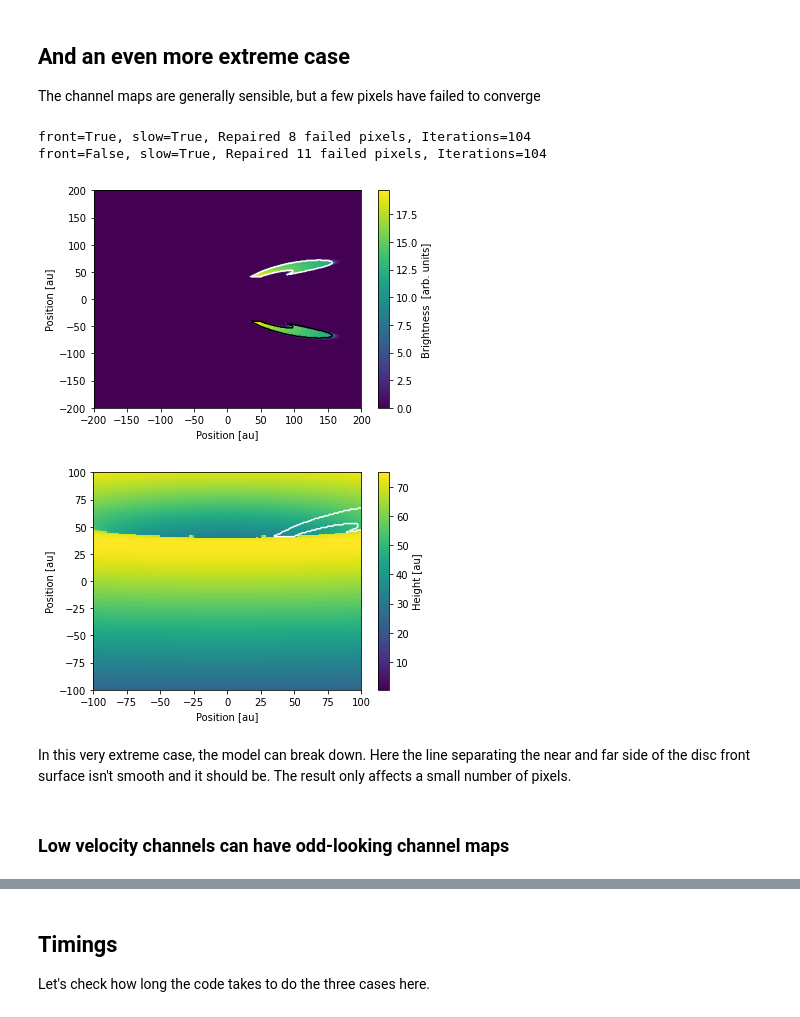
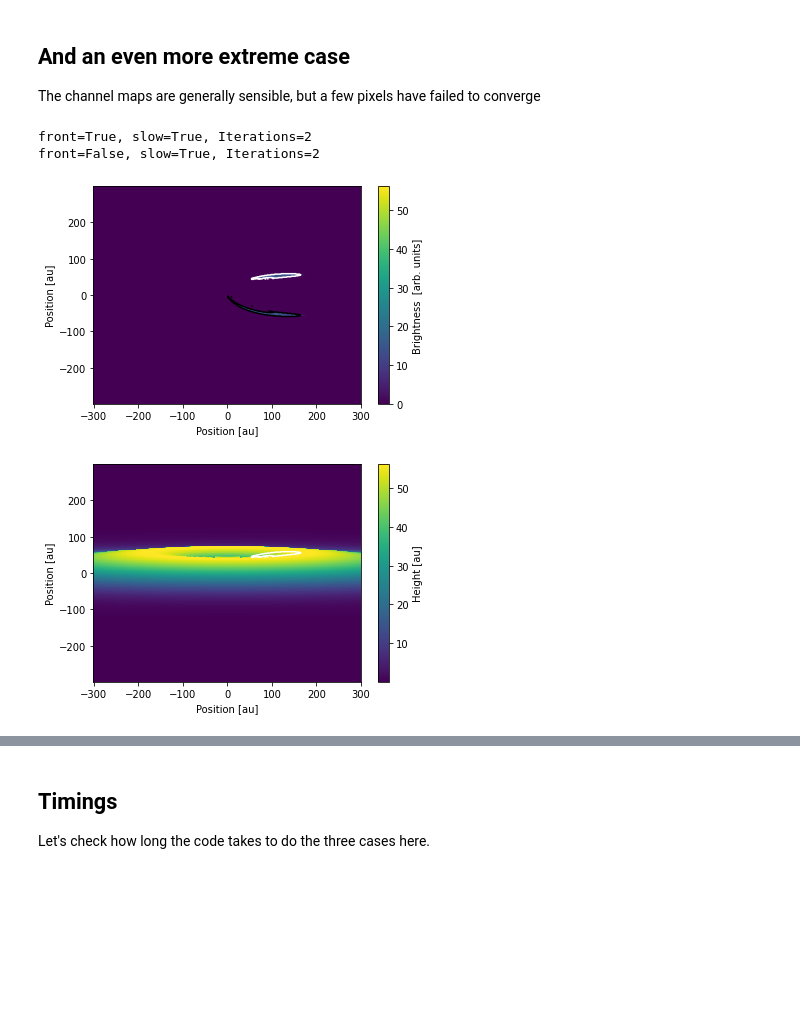
Before and after one commit to rbooth200/channel-maps, a Jupyter notebook: LineEmissionModel.ipynb, the cells around one changed output, grey strips where cells are left out. Cells and saved outputs as stored; diff of their text form; code cells hidden in the pictures; blank space fills up the shorter version.

Commit message:
corrected back surface

```diff
--- a/LineEmissionModel.ipynb
+++ b/LineEmissionModel.ipynb
@@ -506,47 +459,41 @@ plt.ylim(-100, 100)
 ## And an even more extreme case
 The channel maps are generally sensible, but a few pixels have failed to converge
 # %%
-zfun = Z_surf(1.0, 2e2, 0.2)
+zfun = Z_surf(1.0, 1.5e2, 0.2)
 
-em3 = ThinSurfaceEmissionModel(x, y, zfun, vk, vt, IR, tau, line_prof, 80*np.pi/180)
+em3 = ThinSurfaceEmissionModel(x, y, zfun, vk, vt, IR, tau, line_prof, 85*np.pi/180)
 
 mask3_f = em3.compute_channel_mask(v_obs, v_width=3)
 mask3_b = em3.compute_channel_mask(v_obs, v_width=3, back=True)
 
 I3 = em3.compute_channel_map(v_obs)
 # %% [output]
-front=True, slow=True, Repaired 8 failed pixels, Iterations=104
-front=False, slow=True, Repaired 11 failed pixels, Iterations=104
+front=True, slow=True, Iterations=2
+front=False, slow=True, Iterations=2
 # %%
 
 plt.figure()
 plt.pcolormesh(x, y, I3.T)
 plt.colorbar(label ='Brightness  [arb. units]')
 plt.contour(x, y, mask3_b.T, [0.5], colors='0')
 plt.contour(x, y, mask3_f.T, [0.5], colors='1')
 plt.xlabel('Position [au]')
 plt.ylabel('Position [au]')
-plt.xlim(-200, 200)
-plt.ylim(-200, 200)
+
 
 plt.figure()
 plt.pcolormesh(x, y, em3.surface_height_map().T)
 plt.colorbar(label ='Height [au]')
 plt.contour(x, y, mask3_f.T, [0.5], colors='1')
 
 plt.xlabel('Position [au]')
 plt.ylabel('Position [au]')
-plt.xlim(-100, 100)
-plt.ylim(-100, 100)
+
 
 None
 # %% [output]
-[figure, old version]
+[figure, new version]
-[figure, old version]
+[figure, new version]
-# %% [markdown]
-In this very extreme case, the model can break down. Here the line separating the near and far side of the disc front surface isn't smooth and it should be. The result only affects a small number of pixels.
-# %% [markdown]
-### Low velocity channels can have odd-looking channel maps
 # %%
 plt.figure()
 plt.pcolormesh(x, y, em3.compute_channel_map(2e4).T)
```
Also changed, not shown: parts of 10 cells of this notebook, 1 other file.
